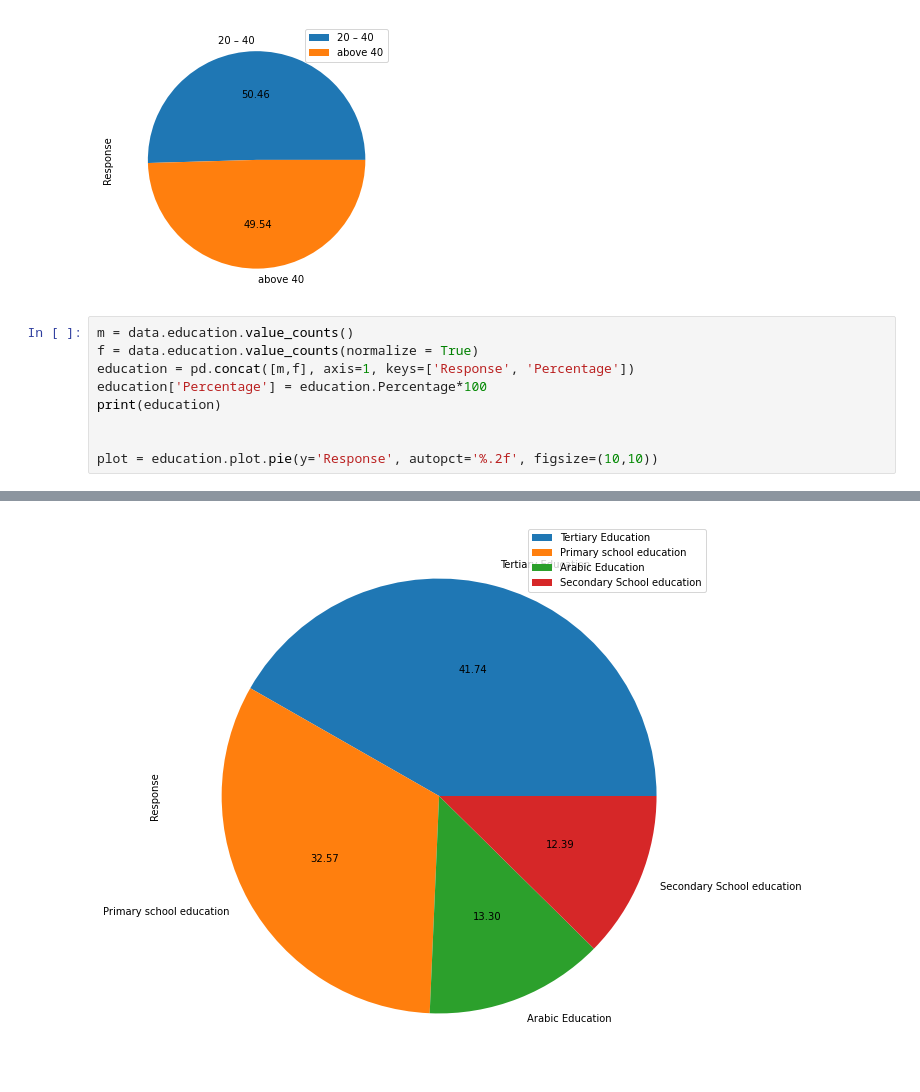
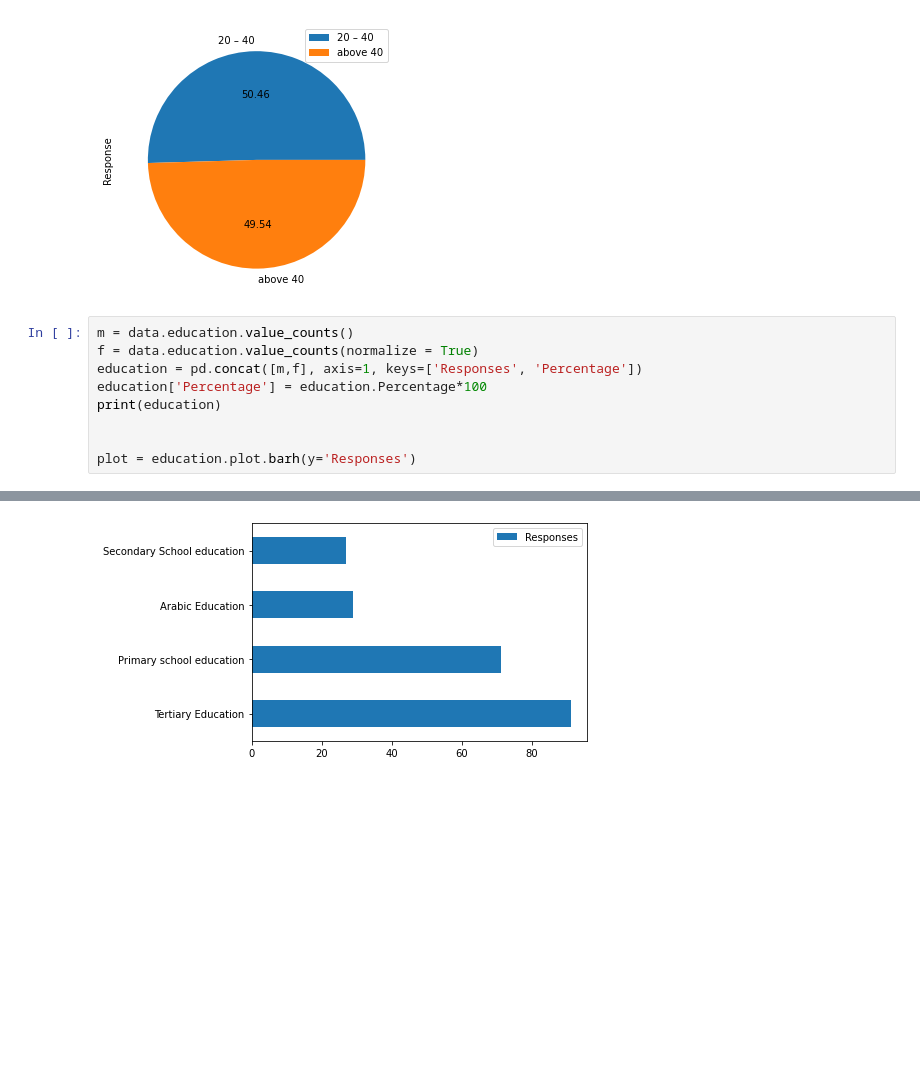
Before and after one commit to elsunais6167/maize-climate-plots, a Jupyter notebook: algorithm.ipynb, the cells around one changed output, grey strips where cells are left out. Saved outputs shown, nothing was run; the diff lists cells and outputs as text; blank space fills up the shorter version.

Commit message:
plots

```diff
--- a/algorithm.ipynb
+++ b/algorithm.ipynb
@@ -75,10 +75,10 @@ above 40       108   49.541284
 # %%
 m = data.education.value_counts()
 f = data.education.value_counts(normalize = True)
-education = pd.concat([m,f], axis=1, keys=['Response', 'Percentage'])
+education = pd.concat([m,f], axis=1, keys=['Responses', 'Percentage'])
 education['Percentage'] = education.Percentage*100
 print(education)
 
 
-plot = education.plot.pie(y='Response', autopct='%.2f', figsize=(10,10))
+plot = education.plot.barh(y='Responses')
 # %% [output]
@@ -90 +90 @@ Secondary School education        27   12.385321
-[figure, old version]
+[figure, new version]
```
Also changed, not shown: parts of 4 cells of this notebook, 1 other file.
